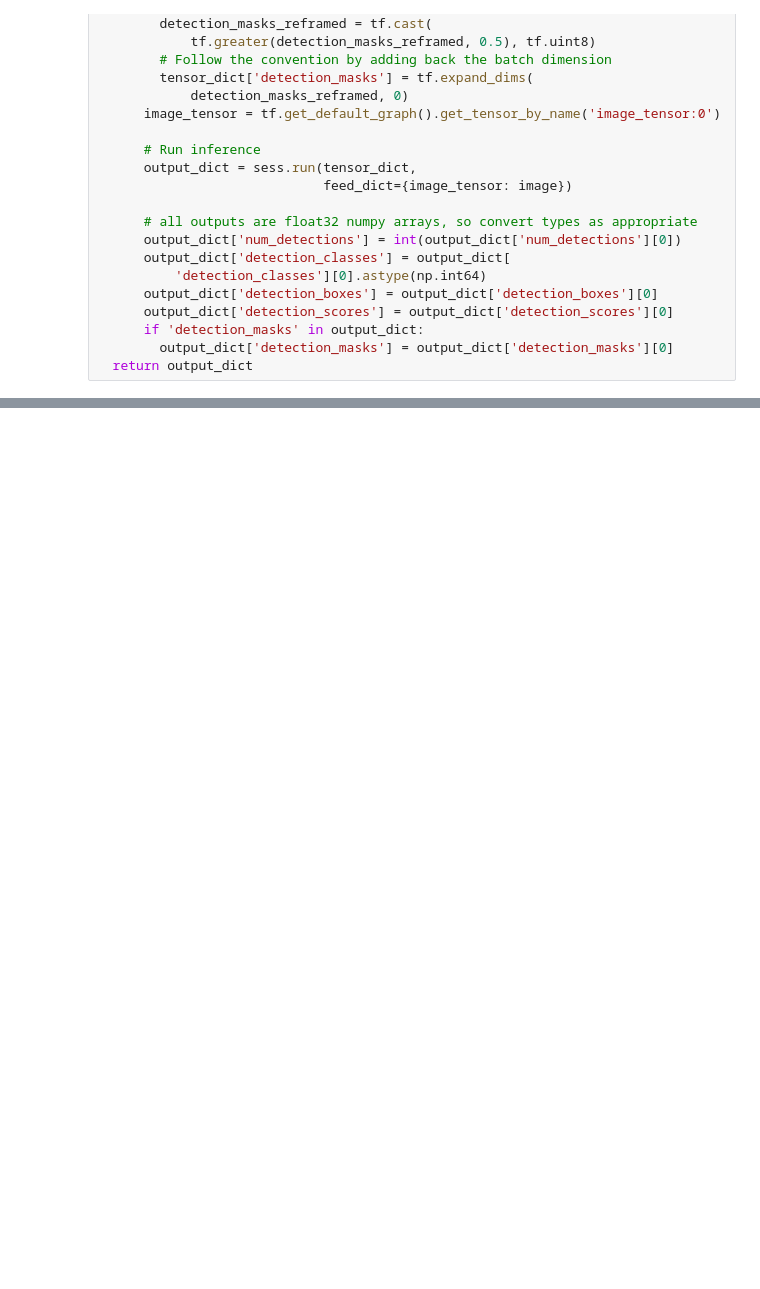
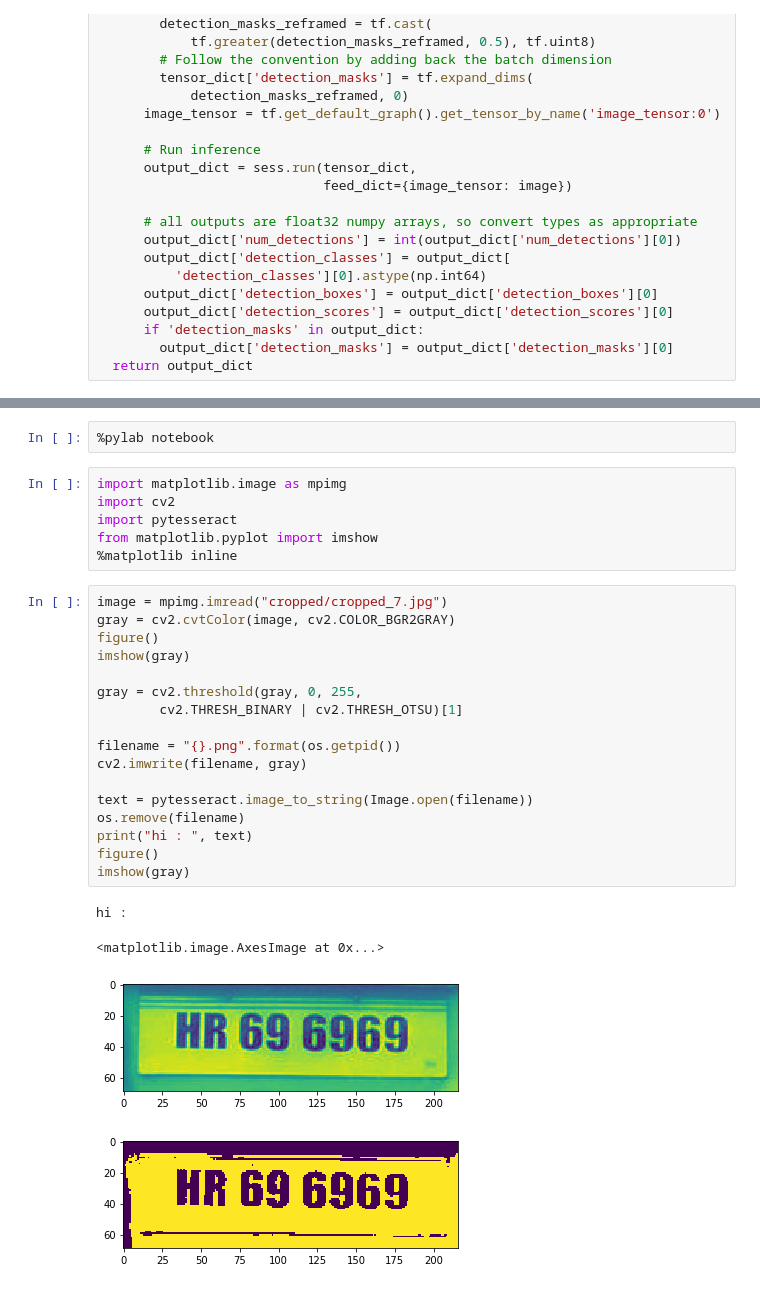
Before and after one commit to GaneshKolt/Humain_veichle_number_plate_detection_tensorflow, a Jupyter notebook: humain.ipynb, the cells around one changed output, grey strips where cells are left out. Saved outputs shown, nothing was run; the diff lists cells and outputs as text; blank space fills up the shorter version.

```diff
--- a/humain.ipynb
+++ b/humain.ipynb
@@ -201,0 +243,30 @@ for image_path in TEST_IMAGE_PATHS:
+# %%
+%pylab notebook
+# %%
+import matplotlib.image as mpimg
+import cv2
+import pytesseract
+from matplotlib.pyplot import imshow
+%matplotlib inline
+# %%
+image = mpimg.imread("cropped/cropped_7.jpg")
+gray = cv2.cvtColor(image, cv2.COLOR_BGR2GRAY)
+figure()
+imshow(gray)
+
+gray = cv2.threshold(gray, 0, 255,
+		cv2.THRESH_BINARY | cv2.THRESH_OTSU)[1]
+
+filename = "{}.png".format(os.getpid())
+cv2.imwrite(filename, gray)
+
+text = pytesseract.image_to_string(Image.open(filename))
+os.remove(filename)
+print("hi : ", text)
+figure()
+imshow(gray)
+# %% [output]
+hi :
+<matplotlib.image.AxesImage at 0x...>
+[figure, added]
+[figure, added]
```
Also changed, not shown: parts of 7 cells of this notebook.
